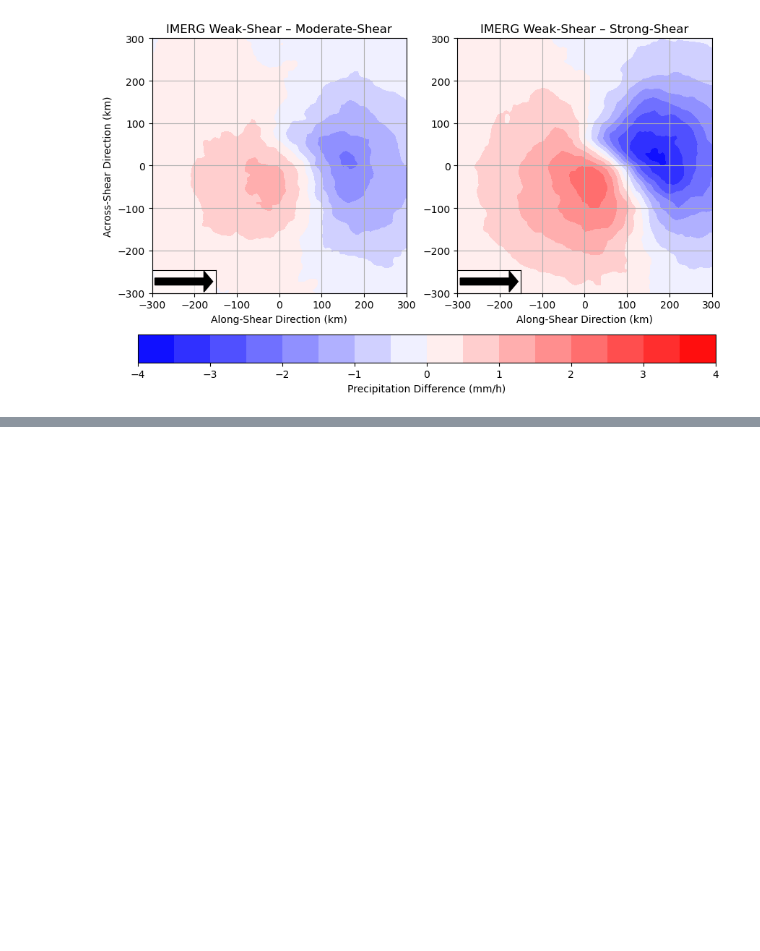
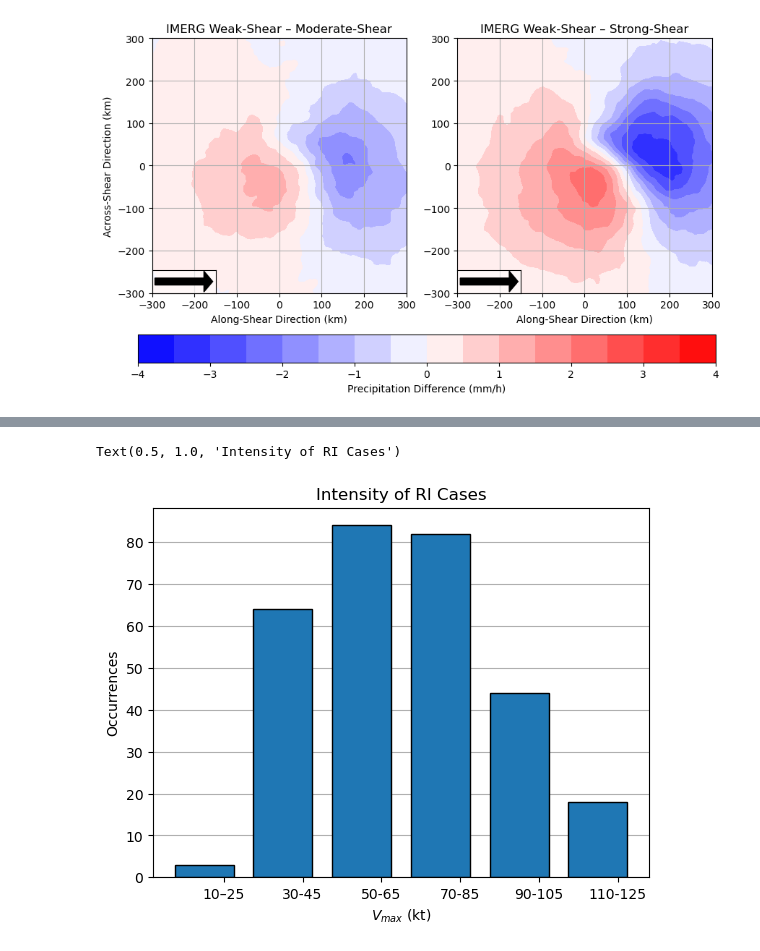
Before and after one commit to a98alvin/TC_RI_P1, a Jupyter notebook: scripts/obs/IMERG Composites (NATL).ipynb, the cells around one changed output, grey strips where cells are left out. Drawn from its saved outputs; the diff is of its cells as text; code cells hidden in the pictures; blank space fills up the shorter version.

```diff
--- a/scripts/obs/IMERG Composites (NATL).ipynb
+++ b/scripts/obs/IMERG Composites (NATL).ipynb
@@ -796,0 +1009,14 @@ plt.colorbar(weak_storm_strong_shear_diff_cf,label='Precipitation Difference (mm
+# %%
+fig = plt.figure()
+ax = plt.axes()
+hist = ax.hist(filtered_with_boo.loc[RI_indices]['VMAX'],bins=np.arange(10,130.1,20),edgecolor='k',align='mid',rwidth=0.75)
+ax.set_xlabel('$V_{max}$ (kt)')
+ax.set_ylabel('Occurrences')
+ax.set_xticks(np.arange(25,130.1,20),['10–25','30-45','50-65','70-85','90-105','110-125'])
+ax.set_xlim(7,133)
+ax.grid(axis='y')
+ax.set_axisbelow(True)
+ax.set_title('Intensity of RI Cases')
+# %% [output]
+Text(0.5, 1.0, 'Intensity of RI Cases')
+[figure, added]
```
Also changed, not shown: parts of 31 cells of this notebook, 14 other files.
